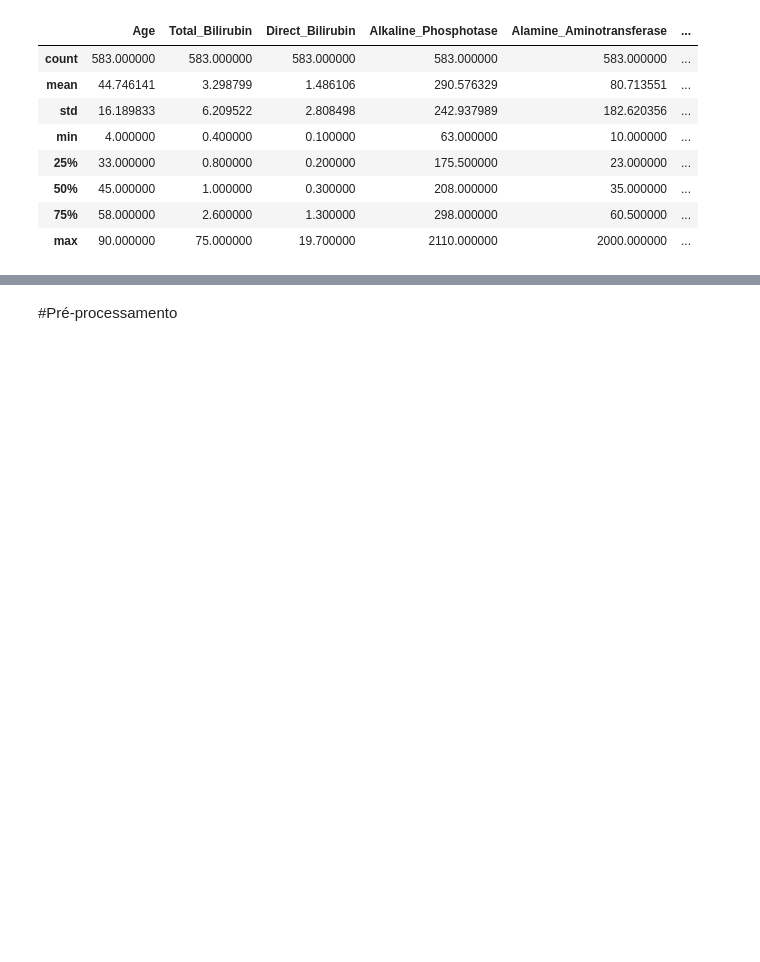
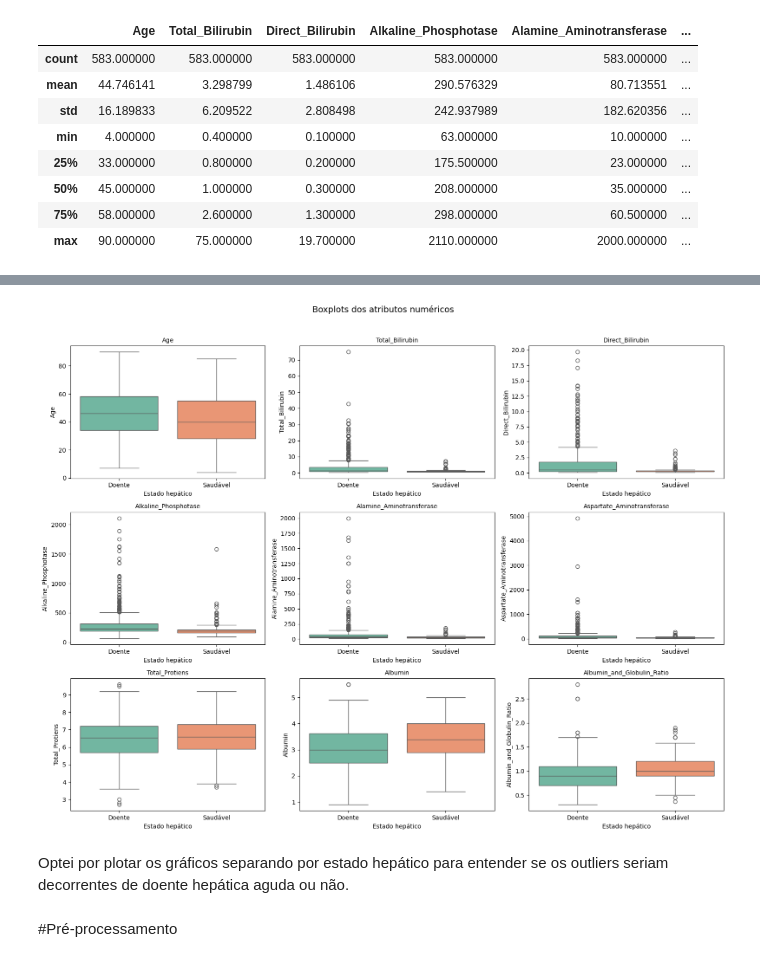
Before and after one commit to paulaRMachado/PUC-RIO-DTSC-MVP2, a Jupyter notebook: PUC_MVP_2.ipynb, the cells around one changed output, grey strips where cells are left out. Cells and saved outputs as stored; diff of their text form; code cells hidden in the pictures; blank space fills up the shorter version.

```diff
--- a/PUC_MVP_2.ipynb
+++ b/PUC_MVP_2.ipynb
@@ -178 +181,20 @@ plt.show()
+# %%
+plt.figure(figsize=(16, 4 * num_rows))
+for i, col in enumerate(bronze_numbers, 1):
+    plt.subplot(num_rows, 3, i)
+    sns.boxplot(
+        data=bronze,
+        x='Estado hepático',
+        y=col,
+        hue='Estado hepático', palette='Set2',
+        legend=False)
+    plt.title(col, fontsize=10)
+
+plt.suptitle('Boxplots dos atributos numéricos', y=1.02, fontsize=14)
+plt.tight_layout()
+plt.show()
+# %% [output]
+[figure, added]
+# %% [markdown]
+Optei por plotar os gráficos separando por estado hepático para entender se os outliers seriam decorrentes de doente hepática aguda ou não.
 # %%
```
Also changed, not shown: parts of 3 cells of this notebook.
